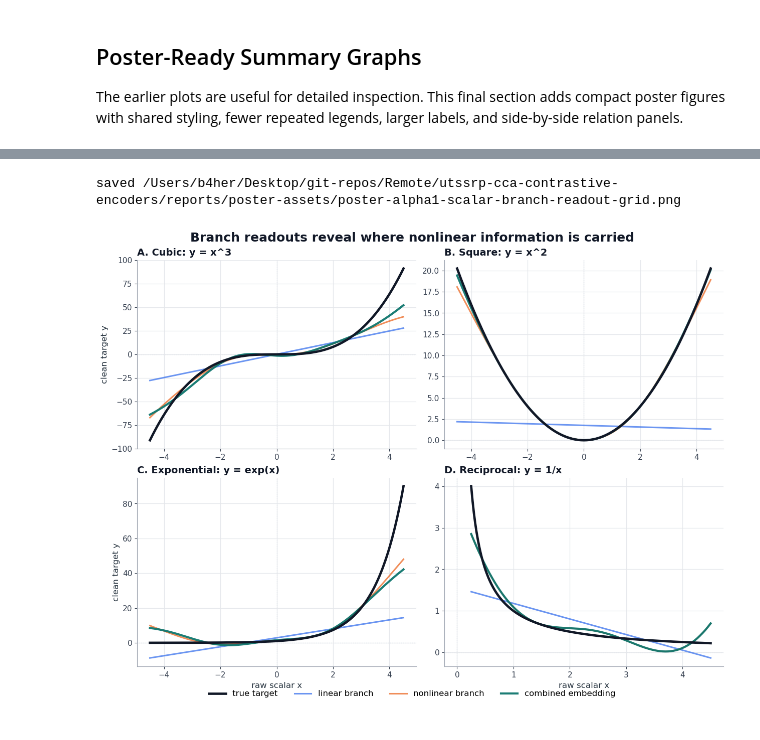
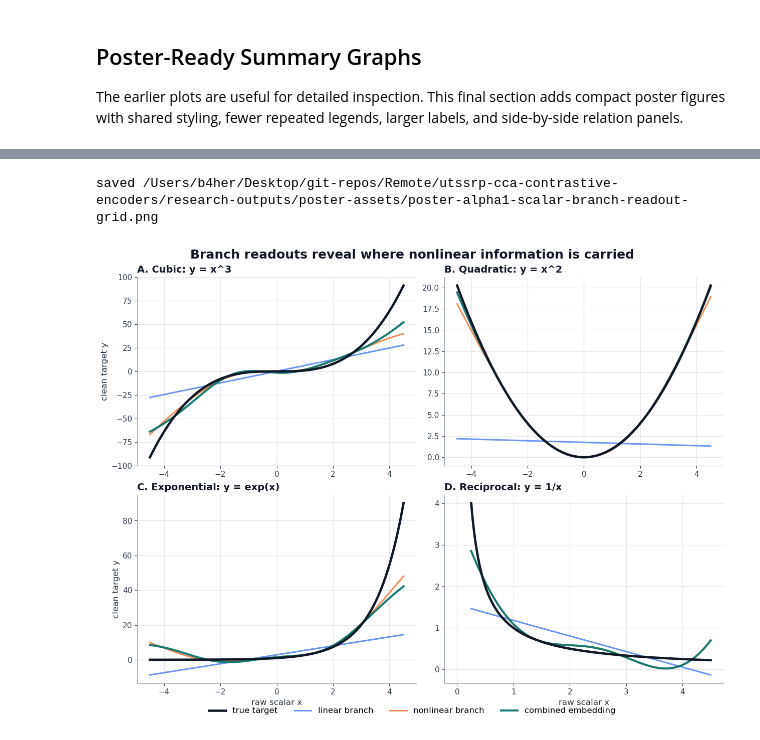
Before and after one commit to b-4her/utssrp-cca-contrastive-encoders, a Jupyter notebook: experiment-notebooks/07-alpha1-scalar-cubic-result-only.ipynb, the cells around one changed output, grey strips where cells are left out. Drawn from its saved outputs; the diff is of its cells as text; code cells hidden in the pictures.

```diff
--- a/experiment-notebooks/07-alpha1-scalar-cubic-result-only.ipynb
+++ b/experiment-notebooks/07-alpha1-scalar-cubic-result-only.ipynb
@@ -1044,7 +1044,7 @@ saved /Users/b4her/Desktop/git-repos/Remote/utssrp-cca-contrastive-encoders/repo
 
 The earlier plots are useful for detailed inspection. This final section adds compact poster figures with shared styling, fewer repeated legends, larger labels, and side-by-side relation panels.
 # %%
-POSTER_PLOT_DIR = module_root / "reports" / "poster-assets"
+POSTER_PLOT_DIR = module_root / "research-outputs" / "poster-assets"
 POSTER_PLOT_DIR.mkdir(parents=True, exist_ok=True)
 
 POSTER_COLORS = {
@@ -1056,10 +1056,12 @@ POSTER_COLORS = {
 
 POSTER_RELATIONSHIPS = [
     {"name": "cubic", "panel_title": "Cubic: y = x^3", "curves": scalar_branch_curves},
-    {"name": "quadratic", "panel_title": "Square: y = x^2", "curves": square_branch_curves},
+    {"name": "quadratic", "panel_title": "Quadratic: y = x^2", "curves": square_branch_curves},
     {"name": "exponential", "panel_title": "Exponential: y = exp(x)", "curves": exponential_branch_curves},
     {"name": "reciprocal", "panel_title": "Reciprocal: y = 1/x", "curves": reciprocal_branch_curves},
 ]
+
+POSTER_CUBIC_QUADRATIC_RELATIONSHIPS = POSTER_RELATIONSHIPS[:2]
 
 
 def save_poster_figure(fig: plt.Figure, filename: str) -> Path:
@@ -1155,8 +1174,18 @@ def plot_poster_branch_readout_grid(
     specs: list[dict[str, object]] = POSTER_RELATIONSHIPS,
     filename: str | None = "poster-alpha1-scalar-branch-readout-grid.png",
 ) -> plt.Figure:
-    fig, axes = plt.subplots(2, 2, figsize=(12.5, 9.2), constrained_layout=True)
-    axes = axes.ravel()
+    if len(specs) == 2:
+        fig, axes = plt.subplots(1, 2, figsize=(12.5, 5.8))
+        fig.subplots_adjust(left=0.08, right=0.98, top=0.80, bottom=0.24, wspace=0.14)
+        xlabel_start_index = 0
+        legend_bbox_y = 0.02
+    elif len(specs) == 4:
+        fig, axes = plt.subplots(2, 2, figsize=(12.5, 9.2), constrained_layout=True)
+        xlabel_start_index = 2
+        legend_bbox_y = -0.03
+    else:
+        raise ValueError("plot_poster_branch_readout_grid expects either 2 or 4 specs.")
+    axes = np.ravel(axes)
     panel_letters = list("ABCD")
     readout_order = ["linear branch only", "nonlinear branch only", "combined embedding"]
     readout_labels = {
@@ -1201,34 +1230,34 @@ def plot_poster_branch_readout_grid(
         ax.set_title(
             f"{panel_letters[index]}. {spec['panel_title']}",
             loc="left",
             fontsize=14,
             fontweight="semibold",
             color="#111827",
         )
-        style_poster_axis(ax, show_xlabel=index >= 2, show_ylabel=index % 2 == 0)
+        style_poster_axis(ax, show_xlabel=index >= xlabel_start_index, show_ylabel=index % 2 == 0)
 
     handles, labels = axes[0].get_legend_handles_labels()
     fig.legend(
         handles,
         labels,
         loc="lower center",
         ncol=4,
         frameon=False,
         fontsize=12,
-        bbox_to_anchor=(0.50, -0.03),
+        bbox_to_anchor=(0.50, legend_bbox_y),
     )
     fig.suptitle(
         "Branch readouts reveal where nonlinear information is carried",
         fontsize=18,
         fontweight="semibold",
         color="#111827",
     )
     if filename is not None:
         save_poster_figure(fig, filename)
     return fig
 
 
 poster_branch_readout_grid = plot_poster_branch_readout_grid()
 # %% [output]
-saved /Users/b4her/Desktop/git-repos/Remote/utssrp-cca-contrastive-encoders/reports/poster-assets/poster-alpha1-scalar-branch-readout-grid.png
+saved /Users/b4her/Desktop/git-repos/Remote/utssrp-cca-contrastive-encoders/research-outputs/poster-assets/poster-alpha1-scalar-branch-readout-grid.png
-[figure, old version]
+[figure, new version]
```
Also changed, not shown: parts of 16 cells of this notebook, 20 other files.
